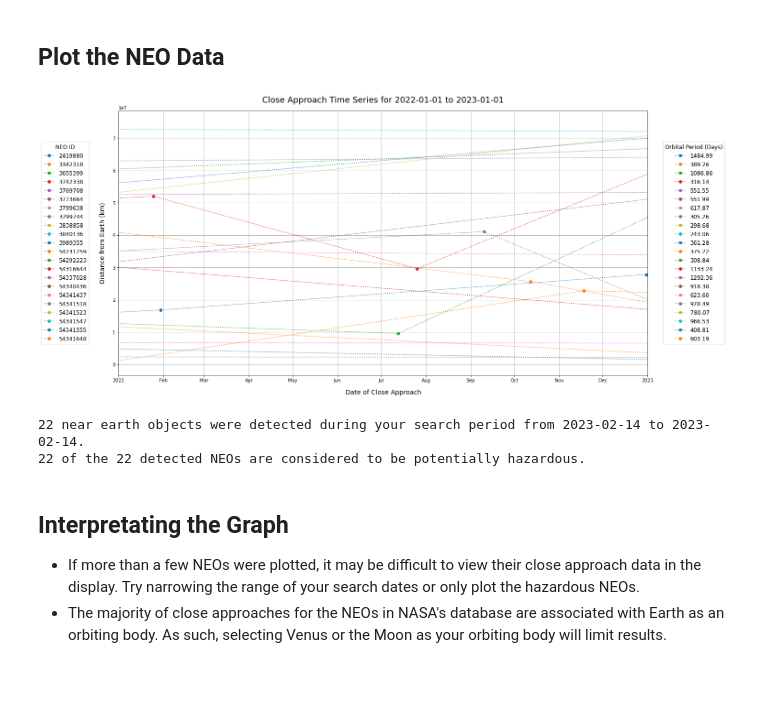
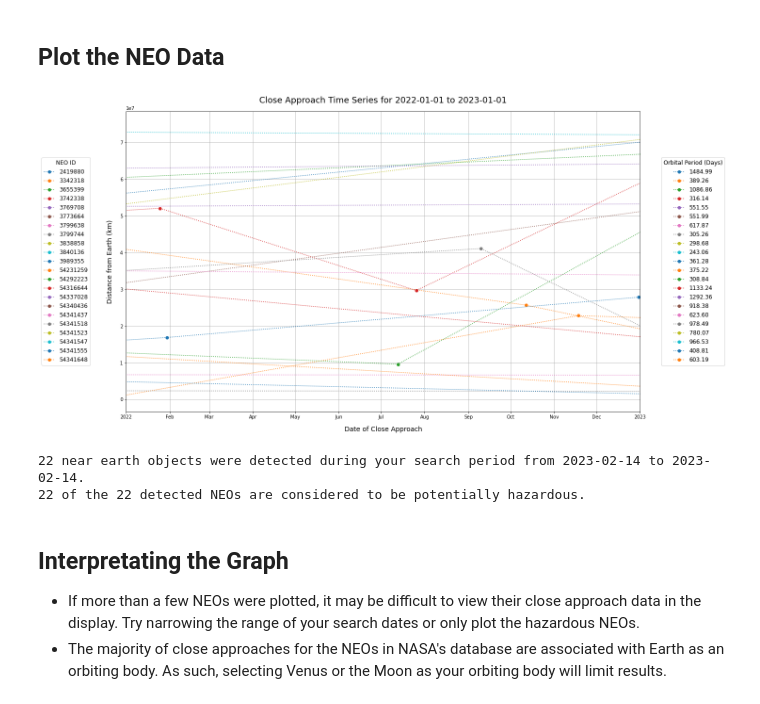
Before and after one commit to benchrisblair/cap-comp215, a Jupyter notebook: projects/project01.ipynb, the cells around one changed output. Drawn from its saved outputs; the diff is of its cells as text; code cells hidden in the pictures.

```diff
--- a/projects/project01.ipynb
+++ b/projects/project01.ipynb
@@ -160,47 +160,43 @@ pprint(neo_datasets)
 ## Plot the NEO Data
 # %%
 # Plot the close approach time series data for each NEO
-fig, axs = plt.subplots(1, 2, figsize=(16,8), layout='constrained')
+fig, ax = plt.subplots(figsize=(16,10), layout='constrained')
 
-# TODO: Assign axs[0] to a variable
+ax.set_title(f'Close Approach Time Series for {disp_start} to {disp_end}', fontsize=18, pad=18)
 
-axs[0].set_position([0,1,1,1])  # Set the position and size of the main axes
-axs[1].set(visible=False)       # Hide the second set of unused axes
-
-axs[0].set_title(f'Close Approach Time Series for {disp_start} to {disp_end}', fontsize=18, pad=18)
-
-axs[0].set_xlabel('Date of Close Approach', labelpad=14, fontsize=14)
-axs[0].set_ylabel(f'Distance from {orbiting_body} (km)', labelpad=14, fontsize=14)
+ax.set_xlabel('Date of Close Approach', labelpad=14, fontsize=14)
+ax.set_ylabel(f'Distance from {orbiting_body} (km)', labelpad=14, fontsize=14)
 
 # Lines 13-16 were adapted from matplotlib's guide 'Formatting date ticks using ConciseDateFormatter'
 locator = mdates.AutoDateLocator(maxticks=25)
 formatter = mdates.ConciseDateFormatter(locator)
-axs[0].xaxis.set_major_locator(locator)
-axs[0].xaxis.set_major_formatter(formatter)
+ax.xaxis.set_major_locator(locator)
+ax.xaxis.set_major_formatter(formatter)
 
-axs[0].set_xlim(left=datetime.date.fromisoformat(disp_start), right=datetime.date.fromisoformat(disp_end))
+ax.set_xlim(left=datetime.date.fromisoformat(disp_start), right=datetime.date.fromisoformat(disp_end))
 
-axs[0].grid(visible=True, which='both')
+ax.grid(visible=True, which='both')
 
 for id in neo_datasets:
     x = neo_datasets[id]['approach_dates']
     y = neo_datasets[id]['miss_distances']
     orbital_period = float(neo_datasets[id]['orbital_period'])
-    axs[0].plot(x, y, 'o', linestyle=':', label=f'{orbital_period:.2f}')
+    ax.plot(x, y, 'o', linestyle=':', label=f'{orbital_period:.2f}')
 
-legend_1 = axs[0].legend(labels=neo_ids, title='NEO ID', loc='center left', borderaxespad=-14, title_fontsize=12, fontsize=12)
-axs[0].add_artist(legend_1)
-legend_2 = axs[0].legend(title='Orbital Period (Days)', loc='center right', borderaxespad=-14, title_fontsize=12, fontsize=12)
-axs[0].add_artist(legend_2)
+# Create the legends and add them to the plot
+legend_1 = ax.legend(labels=neo_ids, title='NEO ID', loc='center left', borderaxespad=-15, title_fontsize=12, fontsize=12)
+legend_2 = ax.legend(title='Orbital Period (Days)', loc='center right', borderaxespad=-15, title_fontsize=12, fontsize=12)
+ax.add_artist(legend_1)
+ax.add_artist(legend_2)
 
 plt.show()
 
 # Display some information about the search results
 print('\n')
 print(f'{n_neos} near earth objects were detected during your search period from {search_start} to {search_end}.')
 print(f'{n_hazards} of the {n_neos} detected NEOs are considered to be potentially hazardous.')
 # %% [output]
-[figure, old version]
+[figure, new version]
 22 near earth objects were detected during your search period from 2023-02-14 to 2023-02-14.
 22 of the 22 detected NEOs are considered to be potentially hazardous.
 # %% [markdown]
```
